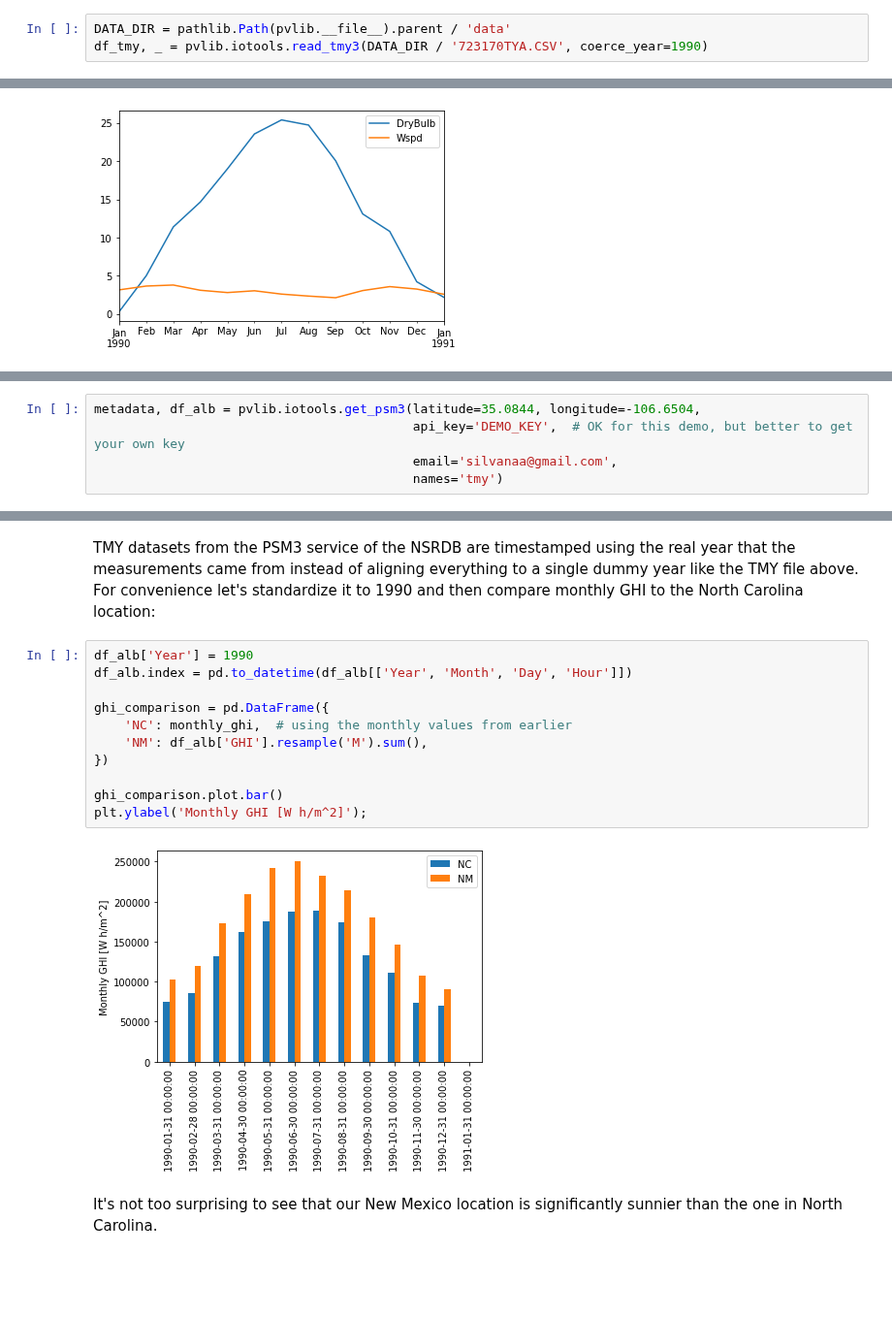
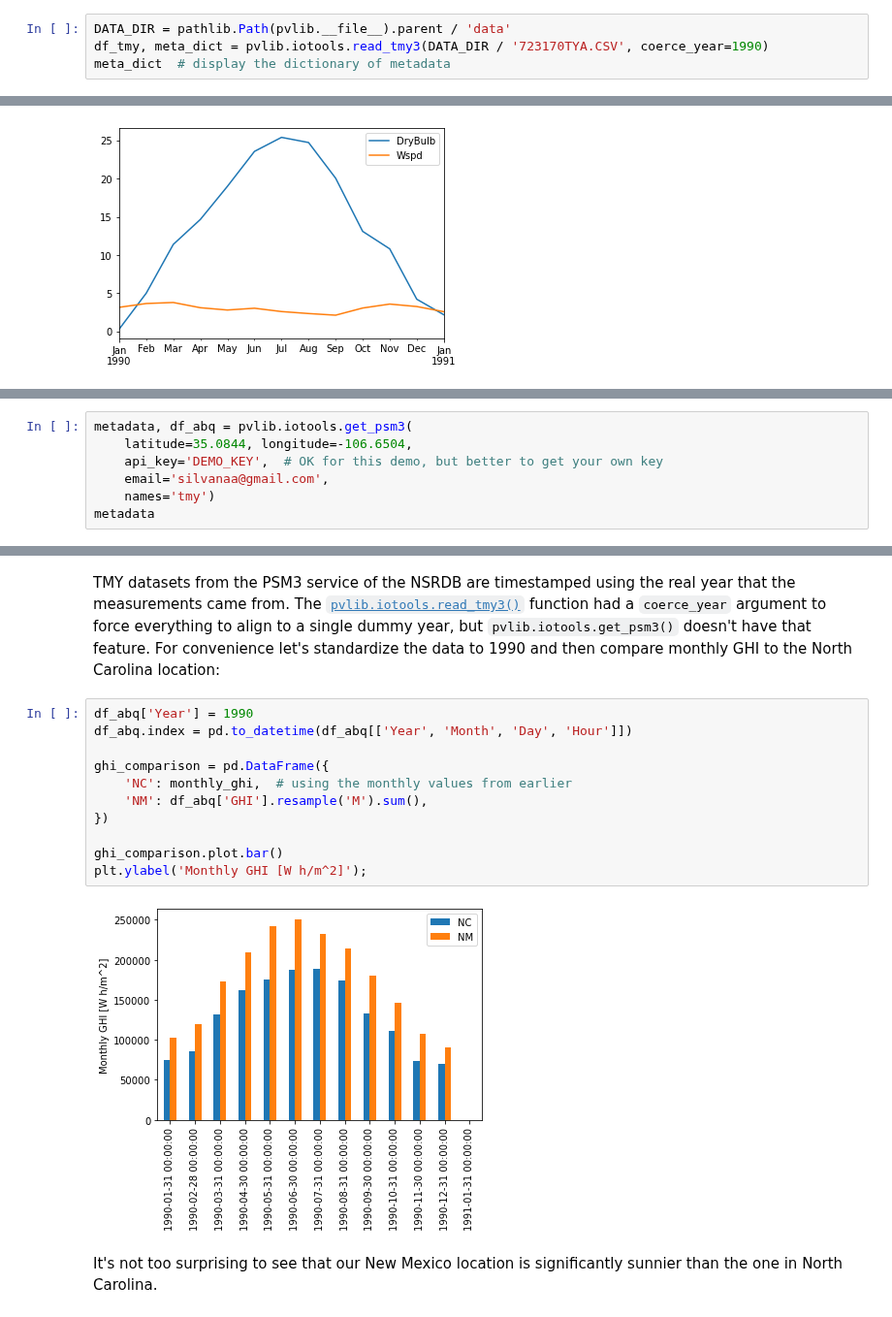
Before and after one commit to PV-Tutorials/pyData-2021-Solar-PV-Modeling, a Jupyter notebook: Tutorial 1 - TMY Weather Data.ipynb, the cells around one changed output, grey strips where cells are left out. Shown at 97% size. Cells and saved outputs as stored; diff of their text form; blank space fills up the shorter version.

```diff
--- a/Tutorial 1 - TMY Weather Data.ipynb
+++ b/Tutorial 1 - TMY Weather Data.ipynb
@@ -74,3 +81,4 @@ We will use one of pvlib input-output functions: the .iotools.
 # %%
 DATA_DIR = pathlib.Path(pvlib.__file__).parent / 'data'
-df_tmy, _ = pvlib.iotools.read_tmy3(DATA_DIR / '723170TYA.CSV', coerce_year=1990)
+df_tmy, meta_dict = pvlib.iotools.read_tmy3(DATA_DIR / '723170TYA.CSV', coerce_year=1990)
+meta_dict  # display the dictionary of metadata
@@ -255,5 +271,7 @@ The example TMY dataset used here is from an airport in North Carolina, but what
 # %%
-metadata, df_alb = pvlib.iotools.get_psm3(latitude=35.0844, longitude=-106.6504,
-                                          api_key='DEMO_KEY',  # OK for this demo, but better to get your own key
-                                          email='silvanaa@gmail.com',
-                                          names='tmy')
+metadata, df_abq = pvlib.iotools.get_psm3(
+    latitude=35.0844, longitude=-106.6504,
+    api_key='DEMO_KEY',  # OK for this demo, but better to get your own key
+    email='silvanaa@gmail.com',
+    names='tmy')
+metadata
@@ -260,18 +299,18 @@ metadata, df_alb = pvlib.iotools.get_psm3(latitude=35.0844, longitude=-106.6504,
 # %% [markdown]
-TMY datasets from the PSM3 service of the NSRDB are timestamped using the real year that the measurements came from instead of aligning everything to a single dummy year like the TMY file above. For convenience let's standardize it to 1990 and then compare monthly GHI to the North Carolina location:
+TMY datasets from the PSM3 service of the NSRDB are timestamped using the real year that the measurements came from. The [`pvlib.iotools.read_tmy3()`](https://pvlib-python.readthedocs.io/en/stable/generated/pvlib.iotools.read_tmy3.html) function had a `coerce_year` argument to force everything to align to a single dummy year, but `pvlib.iotools.get_psm3()` doesn't have that feature. For convenience let's standardize the data to 1990 and then compare monthly GHI to the North Carolina location:
 # %%
-df_alb['Year'] = 1990
-df_alb.index = pd.to_datetime(df_alb[['Year', 'Month', 'Day', 'Hour']])
+df_abq['Year'] = 1990
+df_abq.index = pd.to_datetime(df_abq[['Year', 'Month', 'Day', 'Hour']])
 
 ghi_comparison = pd.DataFrame({
     'NC': monthly_ghi,  # using the monthly values from earlier
-    'NM': df_alb['GHI'].resample('M').sum(),
+    'NM': df_abq['GHI'].resample('M').sum(),
 })
 
 ghi_comparison.plot.bar()
 plt.ylabel('Monthly GHI [W h/m^2]');
 # %% [output]
-[figure, old version]
+[figure, new version]
 # %% [markdown]
 It's not too surprising to see that our New Mexico location is significantly sunnier than the one in North Carolina.
 # %% [markdown]
```
Also changed, not shown: parts of 15 cells of this notebook.
